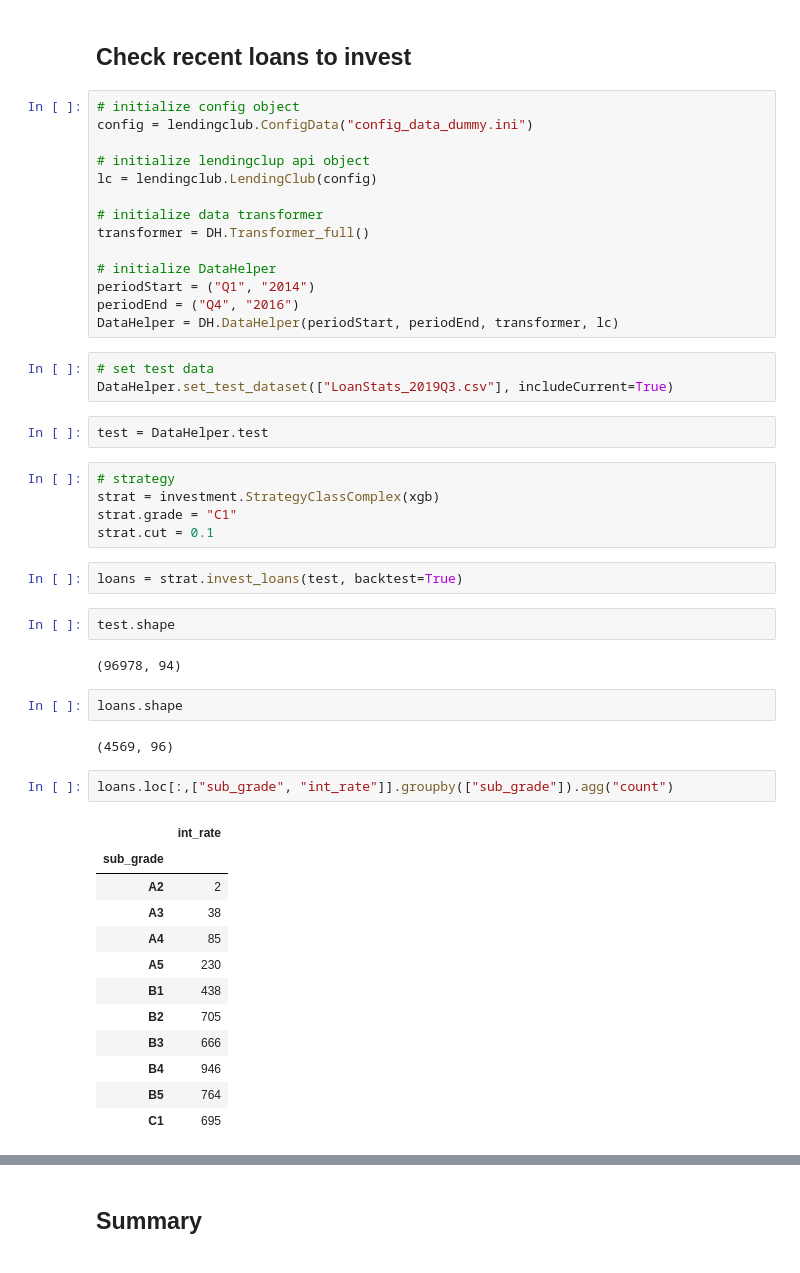
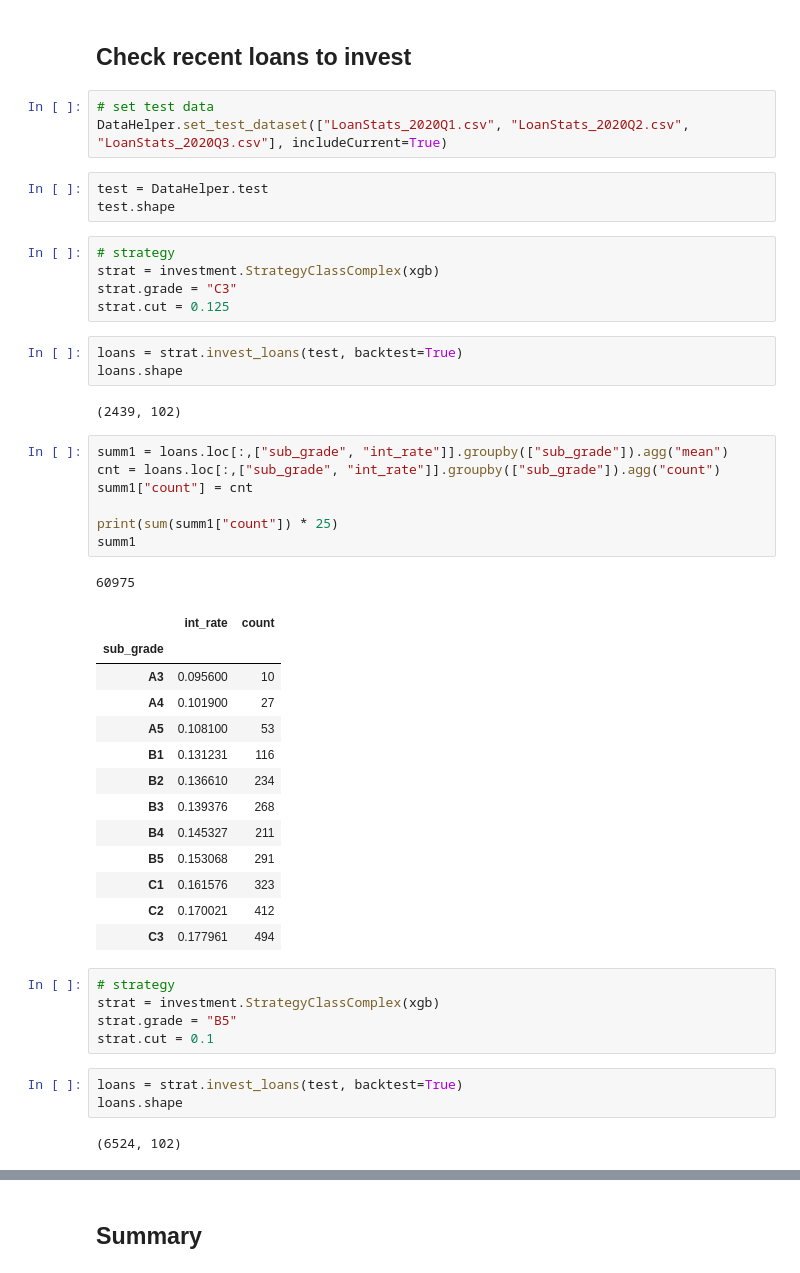
Before and after one commit to syjk0616/LendingClub, a Jupyter notebook: Notebook/Strategy_Investigation_II.ipynb, the cells around one changed output, grey strips where cells are left out. Cells and saved outputs as stored; diff of their text form.

```diff
--- a/Notebook/Strategy_Investigation_II.ipynb
+++ b/Notebook/Strategy_Investigation_II.ipynb
@@ -337,52 +255,51 @@ plt.plot(expected, amounts)
 [figure]
 # %% [markdown]
 ## Check recent loans to invest
-# %%
-# initialize config object
-config = lendingclub.ConfigData("config_data_dummy.ini")
-
-# initialize lendingclup api object
-lc = lendingclub.LendingClub(config)
-
-# initialize data transformer
-transformer = DH.Transformer_full()
-
-# initialize DataHelper
-periodStart = ("Q1", "2014")
-periodEnd = ("Q4", "2016")
-DataHelper = DH.DataHelper(periodStart, periodEnd, transformer, lc)
 # %%
 # set test data
-DataHelper.set_test_dataset(["LoanStats_2019Q3.csv"], includeCurrent=True)
+DataHelper.set_test_dataset(["LoanStats_2020Q1.csv", "LoanStats_2020Q2.csv", "LoanStats_2020Q3.csv"], includeCurrent=True)
 # %%
 test = DataHelper.test
+test.shape
+# %%
+# strategy
+strat = investment.StrategyClassComplex(xgb)
+strat.grade = "C3"
+strat.cut = 0.125
+# %%
+loans = strat.invest_loans(test, backtest=True)
+loans.shape
+# %% [output]
+(2439, 102)
+# %%
+summ1 = loans.loc[:,["sub_grade", "int_rate"]].groupby(["sub_grade"]).agg("mean")
+cnt = loans.loc[:,["sub_grade", "int_rate"]].groupby(["sub_grade"]).agg("count")
+summ1["count"] = cnt
+
+print(sum(summ1["count"]) * 25)
+summ1
+# %% [output]
+60975
+|  | int_rate | count |
+| sub_grade |  |  |
+| A3 | 0.095600 | 10 |
+| A4 | 0.101900 | 27 |
+| A5 | 0.108100 | 53 |
+| B1 | 0.131231 | 116 |
+| B2 | 0.136610 | 234 |
+| B3 | 0.139376 | 268 |
+| B4 | 0.145327 | 211 |
+| B5 | 0.153068 | 291 |
+| C1 | 0.161576 | 323 |
+| C2 | 0.170021 | 412 |
+| C3 | 0.177961 | 494 |
 # %%
 # strategy
 strat = investment.StrategyClassComplex(xgb)
-strat.grade = "C1"
+strat.grade = "B5"
 strat.cut = 0.1
 # %%
 loans = strat.invest_loans(test, backtest=True)
+loans.shape
+# %% [output]
+(6524, 102)
-# %%
-test.shape
-# %% [output]
-(96978, 94)
-# %%
-loans.shape
-# %% [output]
-(4569, 96)
-# %%
-loans.loc[:,["sub_grade", "int_rate"]].groupby(["sub_grade"]).agg("count")
-# %% [output]
-|  | int_rate |
-| sub_grade |  |
-| A2 | 2 |
-| A3 | 38 |
-| A4 | 85 |
-| A5 | 230 |
-| B1 | 438 |
-| B2 | 705 |
-| B3 | 666 |
-| B4 | 946 |
-| B5 | 764 |
-| C1 | 695 |
```
Also changed, not shown: parts of 34 cells of this notebook, 14 other files.
